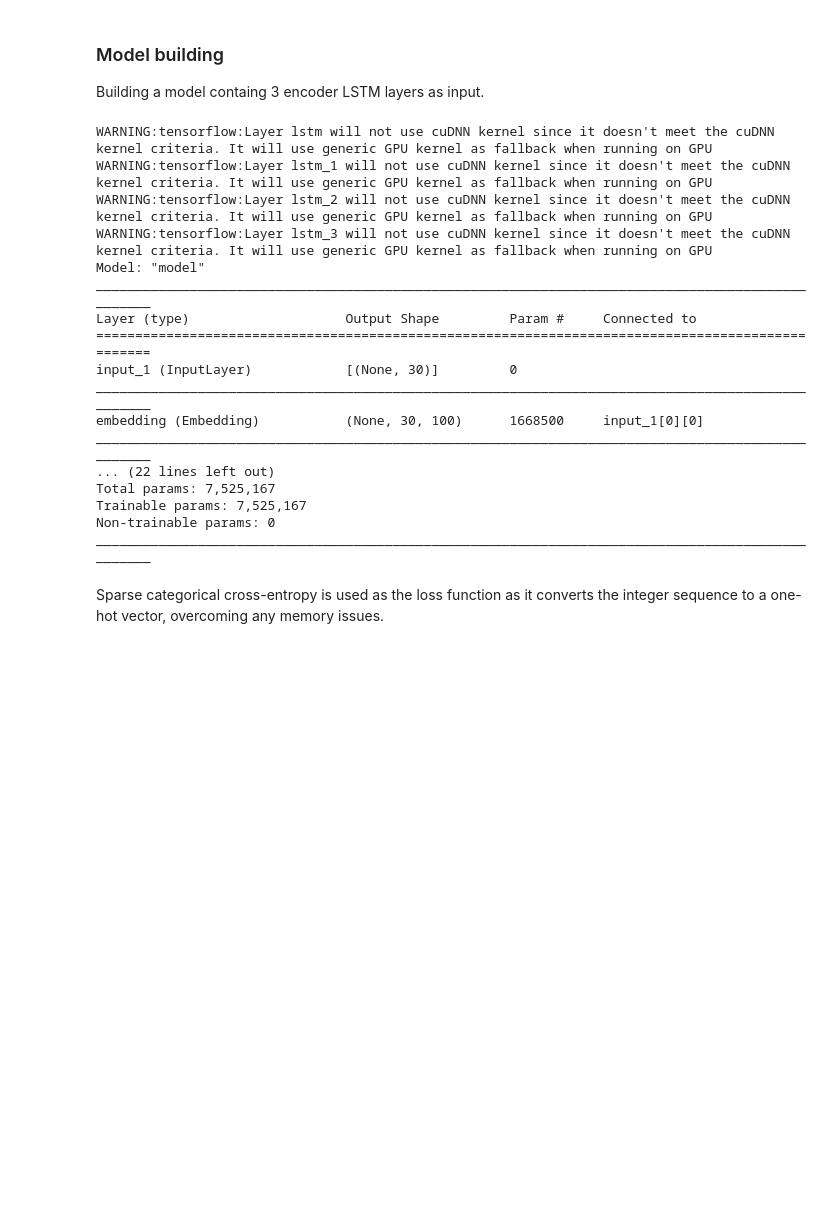
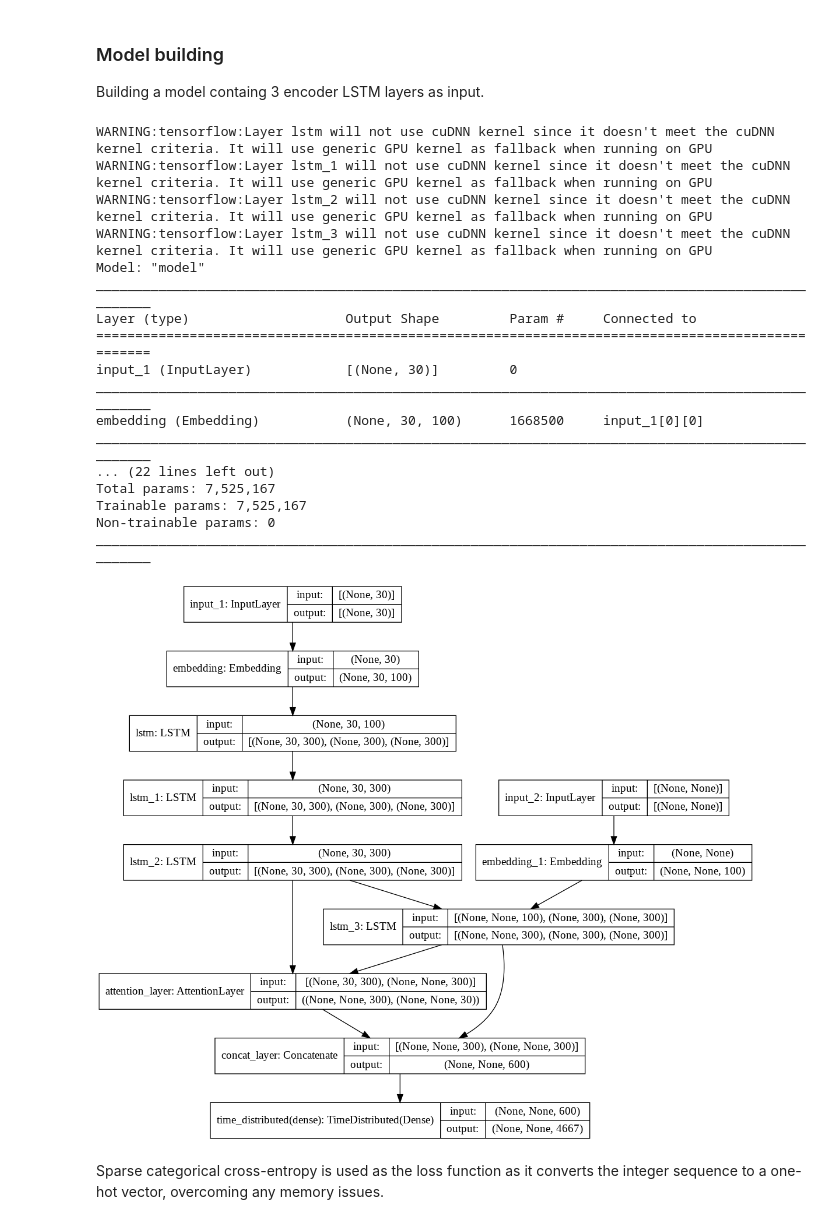
Before and after one commit to easmile/articlesummarizer, a Jupyter notebook: Model_3.ipynb, the cells around one changed output. Saved outputs shown, nothing was run; the diff lists cells and outputs as text; code cells hidden in the pictures; blank space fills up the shorter version.

Commit message:
Added model diagrams

```diff
--- a/Model_3.ipynb
+++ b/Model_3.ipynb
@@ -549,33 +550,35 @@ attn_out, attn_states = attn_layer([encoder_outputs, decoder_outputs])
 
 # Concat attention input and decoder LSTM output
 decoder_concat_input = Concatenate(axis=-1, name='concat_layer')([decoder_outputs, attn_out])
 
 #dense layer
 decoder_dense =  TimeDistributed(Dense(y_voc, activation='softmax'))
 decoder_outputs = decoder_dense(decoder_concat_input)
 
 # Define the model
 model = Model([encoder_inputs, decoder_inputs], decoder_outputs)
 
 model.summary()
+plot_model(model,show_shapes=True)
 # %% [output]
 WARNING:tensorflow:Layer lstm will not use cuDNN kernel since it doesn't meet the cuDNN kernel criteria. It will use generic GPU kernel as fallback when running on GPU
 WARNING:tensorflow:Layer lstm_1 will not use cuDNN kernel since it doesn't meet the cuDNN kernel criteria. It will use generic GPU kernel as fallback when running on GPU
 WARNING:tensorflow:Layer lstm_2 will not use cuDNN kernel since it doesn't meet the cuDNN kernel criteria. It will use generic GPU kernel as fallback when running on GPU
 WARNING:tensorflow:Layer lstm_3 will not use cuDNN kernel since it doesn't meet the cuDNN kernel criteria. It will use generic GPU kernel as fallback when running on GPU
 Model: "model"
 __________________________________________________________________________________________________
 Layer (type)                    Output Shape         Param #     Connected to
 ==================================================================================================
 input_1 (InputLayer)            [(None, 30)]         0
 __________________________________________________________________________________________________
 embedding (Embedding)           (None, 30, 100)      1668500     input_1[0][0]
 __________________________________________________________________________________________________
 ... (22 lines left out)
 Total params: 7,525,167
 Trainable params: 7,525,167
 Non-trainable params: 0
 __________________________________________________________________________________________________
+[figure, added]
 # %% [markdown]
 Sparse categorical cross-entropy is used as the loss function as it converts the integer sequence to a one-hot vector, overcoming any memory issues.
 # %%
```
Also changed, not shown: parts of 10 cells of this notebook.
